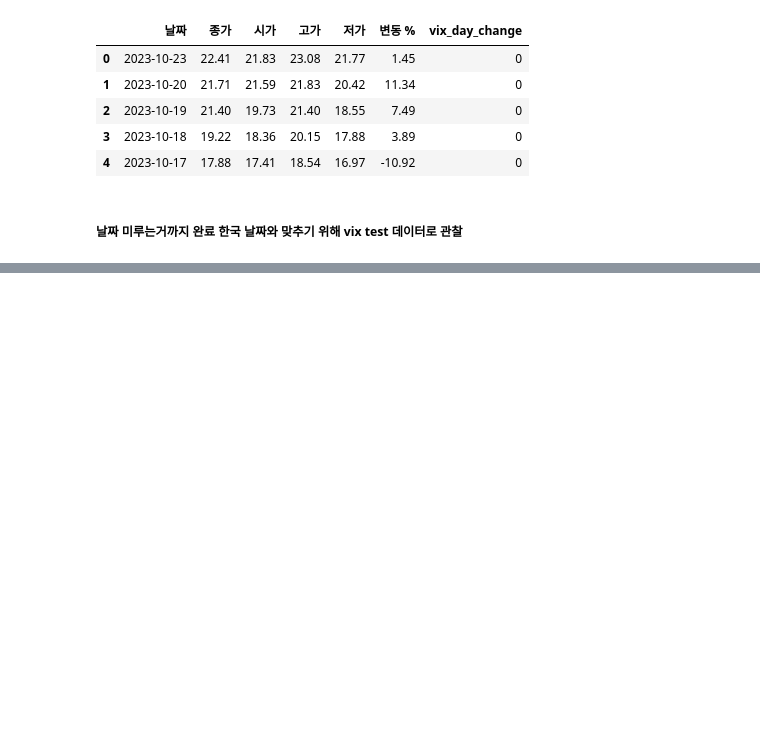
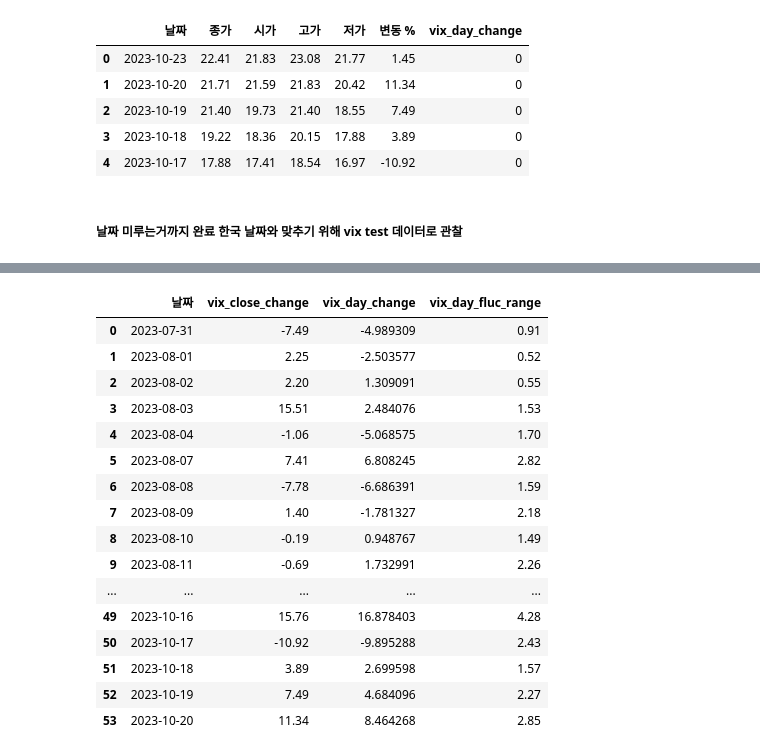
Before and after one commit to 324ysw2/Project1, a Jupyter notebook: data_preprocessing/vix.ipynb, the cells around one changed output, grey strips where cells are left out. Saved outputs shown, nothing was run; the diff lists cells and outputs as text; code cells hidden in the pictures; blank space fills up the shorter version.

```diff
--- a/data_preprocessing/vix.ipynb
+++ b/data_preprocessing/vix.ipynb
@@ -72,0 +122,22 @@ vix[1:61].to_csv('../vix_test.csv')
+# %%
+vix = vix[::-1].reset_index(drop=True)
+# %%
+vix
+# %% [output]
+|  | 날짜 | vix_close_change | vix_day_change | vix_day_fluc_range |
+| 0 | 2023-07-31 | -7.49 | -4.989309 | 0.91 |
+| 1 | 2023-08-01 | 2.25 | -2.503577 | 0.52 |
+| 2 | 2023-08-02 | 2.20 | 1.309091 | 0.55 |
+| 3 | 2023-08-03 | 15.51 | 2.484076 | 1.53 |
+| 4 | 2023-08-04 | -1.06 | -5.068575 | 1.70 |
+| 5 | 2023-08-07 | 7.41 | 6.808245 | 2.82 |
+| 6 | 2023-08-08 | -7.78 | -6.686391 | 1.59 |
+| 7 | 2023-08-09 | 1.40 | -1.781327 | 2.18 |
+| 8 | 2023-08-10 | -0.19 | 0.948767 | 1.49 |
+| 9 | 2023-08-11 | -0.69 | 1.732991 | 2.26 |
+| ... | ... | ... | ... | ... |
+| 49 | 2023-10-16 | 15.76 | 16.878403 | 4.28 |
+| 50 | 2023-10-17 | -10.92 | -9.895288 | 2.43 |
+| 51 | 2023-10-18 | 3.89 | 2.699598 | 1.57 |
+| 52 | 2023-10-19 | 7.49 | 4.684096 | 2.27 |
+| 53 | 2023-10-20 | 11.34 | 8.464268 | 2.85 |
```
Also changed, not shown: parts of 10 cells of this notebook, 6 other files.
